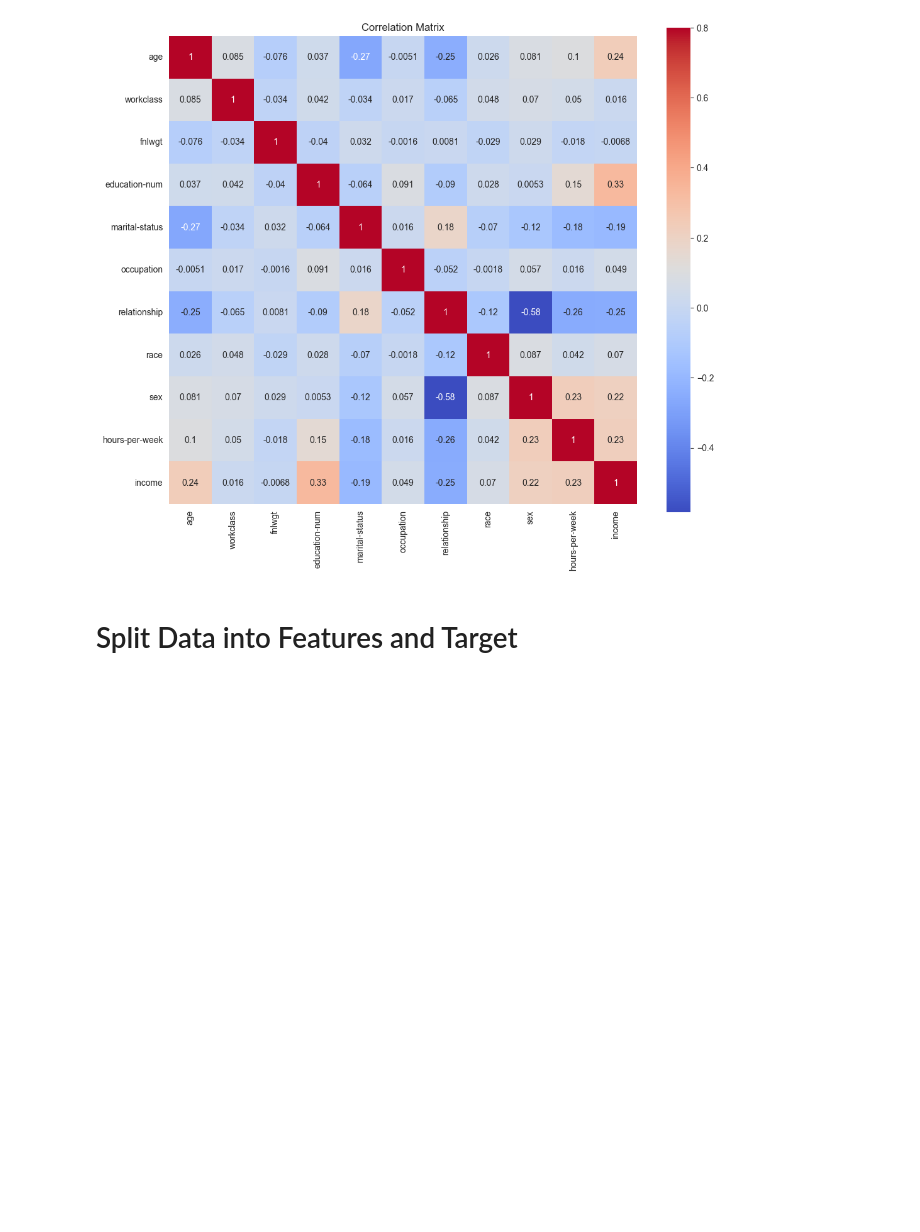
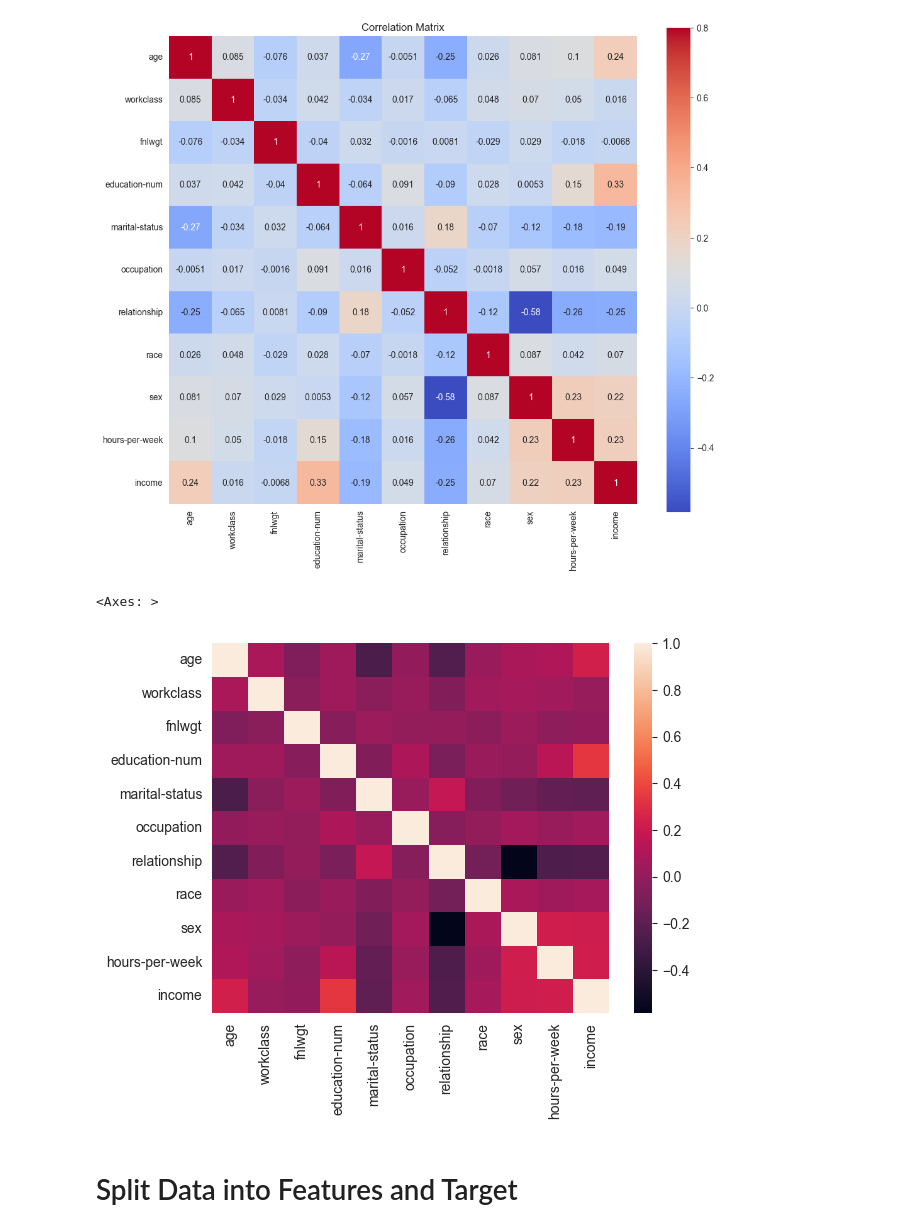
Before and after one commit to peirispraveen/Census_Income_NaiveBayes_RandomForest, a Jupyter notebook: census-income.ipynb, the cells around one changed output. Drawn from its saved outputs; the diff is of its cells as text; code cells hidden in the pictures; blank space fills up the shorter version.

```diff
--- a/census-income.ipynb
+++ b/census-income.ipynb
@@ -598,6 +610,11 @@ plt.title('Correlation Matrix')
 plt.show()
 # %% [output]
 [figure]
+# %%
+sns.heatmap(df_clean.corr())
+# %% [output]
+<Axes: >
+[figure, added]
 # %% [markdown]
 # Split Data into Features and Target
 # %%
```
Also changed, not shown: parts of 9 cells of this notebook.
